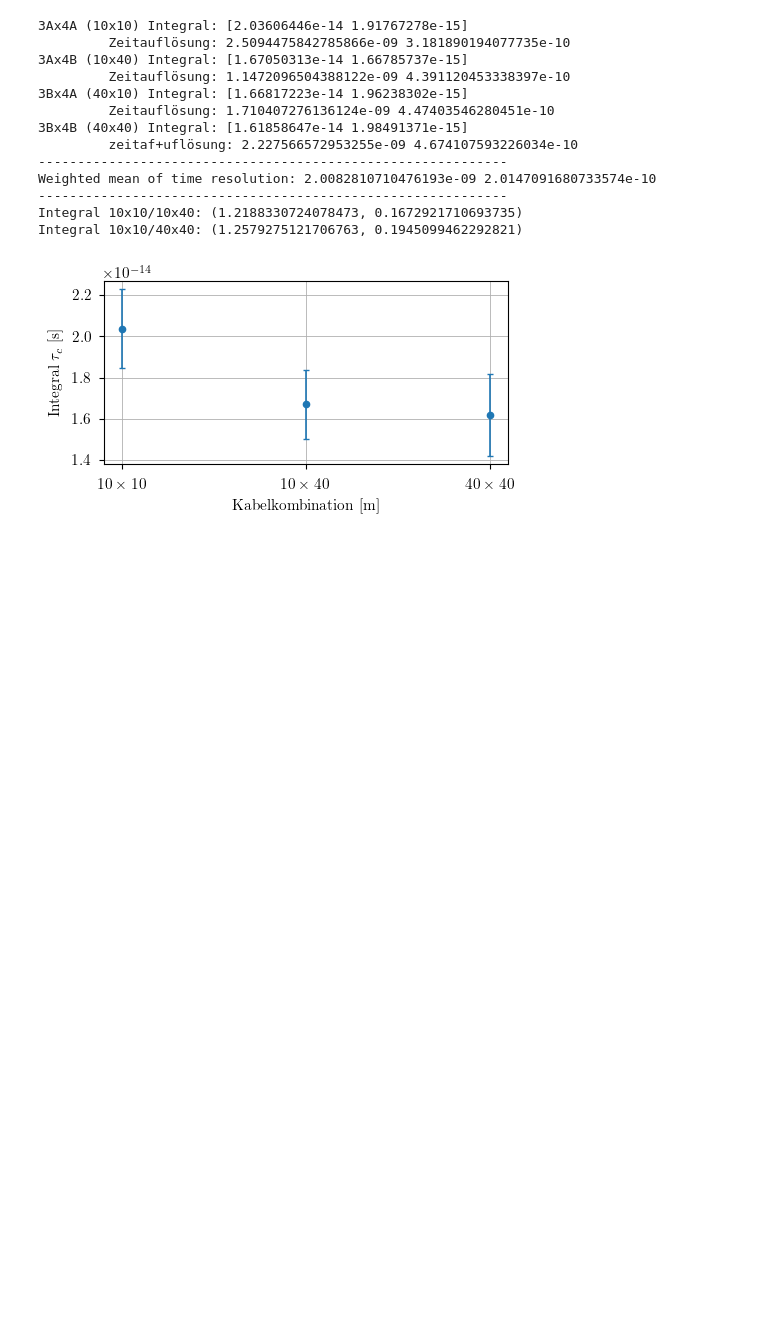
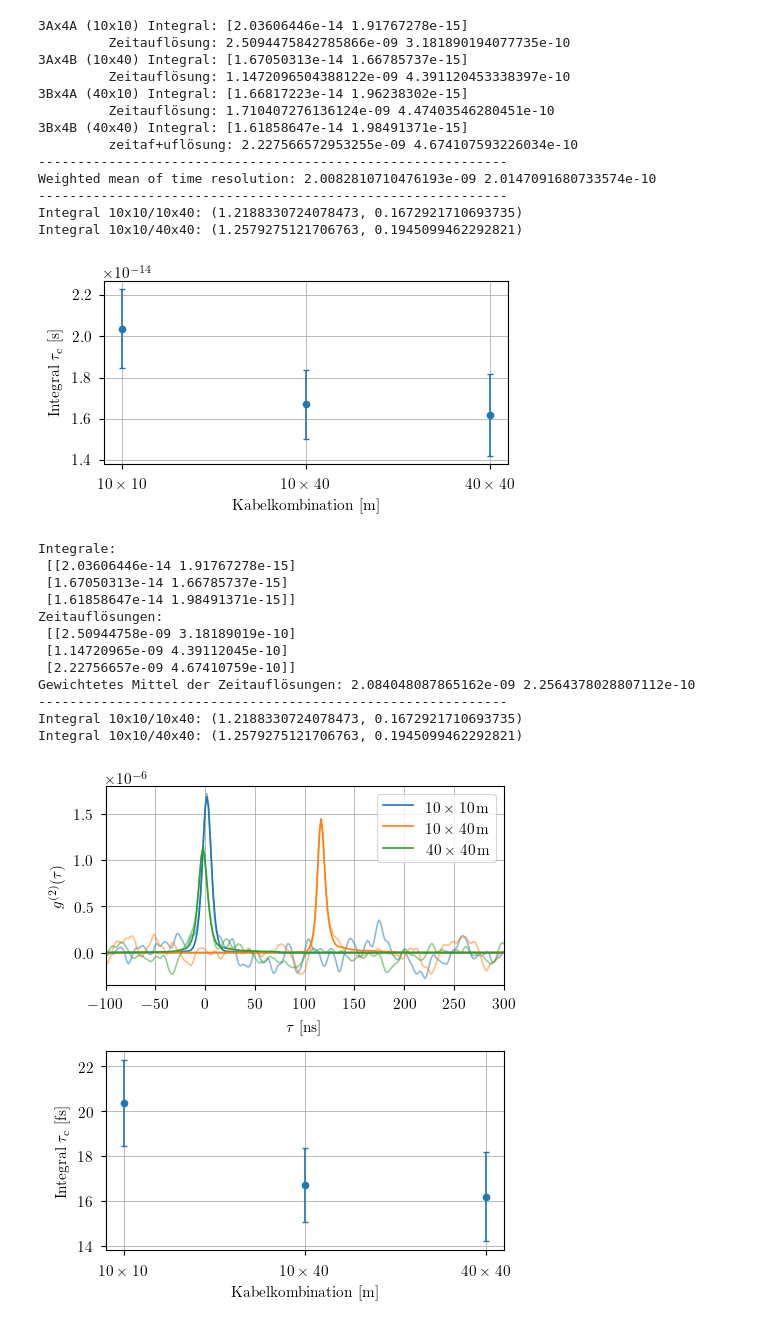
Before and after one commit to SteWey0/Bachelorarbeit, a Jupyter notebook: analysis.ipynb, the cells around one changed output. Saved outputs shown, nothing was run; the diff lists cells and outputs as text; code cells hidden in the pictures; blank space fills up the shorter version.

```diff
--- a/analysis.ipynb
+++ b/analysis.ipynb
@@ -539,5 +420,57 @@ Weighted mean of time resolution: 2.0082810710476193e-09 2.0147091680733574e-10
 Integral 10x10/10x40: (1.2188330724078473, 0.1672921710693735)
 Integral 10x10/40x40: (1.2579275121706763, 0.1945099462292821)
 [figure]
+# %%
+aa = Data_reduction('shaula_data/3Ax4A')
+aa.av_g2 = np.loadtxt('shaula_data/3Ax4A/data.txt')
+ab = Data_reduction('shaula_data/3Ax4B')
+ab.av_g2 = np.loadtxt('shaula_data/3Ax4B/data.txt')
+ba = Data_reduction('shaula_data/3Bx4A')
+ba.av_g2 = np.loadtxt('shaula_data/3Bx4A/data.txt')
+bb = Data_reduction('shaula_data/3Bx4B')
+bb.av_g2 = np.loadtxt('shaula_data/3Bx4B/data.txt')
+legend_list = ['$10\\times 10\,\mathrm{{m}}$', '$10\\times 40\,\mathrm{{m}}$', '$40\\times 40\,\mathrm{{m}}$']
+fig,ax = plt.subplots(nrows=2, figsize=(5,5.62))
+integrals = []
+sigmas = []
+for i,data in enumerate([aa, ab, bb]):
+    infodict = data.integrate(return_infodict=True)
+    t, g2 = data.time_arr, data.av_g2_corr
+    x_fit = np.linspace(-500,500,5000)
+    ax[0].plot(t*1e9, g2, color=cmap[i], alpha=0.5)
+    ax[0].plot(x_fit, data._fit_func(x_fit*1e-9, *infodict['fit_params']), color=cmap[i], label=f'{legend_list[i]}')
+    integrals.append(infodict['integral'])
+    sigmas.append([infodict['fit_params'][2], infodict['fit_params_error'][2]])
+ax[0].set(xlabel='$\\tau$ [ns]', ylabel='$g^{(2)}(\\tau)$', xlim=[-100,300], ylim=[-0.35e-6,1.8e-6])
+ax[0].grid()
+ax[0].legend()
+
+integrals = np.array(integrals)
+sigmas = np.array(sigmas)
+ax[1].errorbar([1,2,3], integrals[:,0]*1e15, yerr=integrals[:,1]*1e15, fmt='o', color=cmap[0])
+ax[1].set(xlabel='Kabelkombination [m]', ylabel='Integral $\\tau_{\mathrm{c}}$ [fs]', xticks=[1,2,3], xticklabels=['$10\\times 10$','$10 \\times 40$','$40 \\times 40$'])
+ax[1].grid()
+fig.tight_layout()
+fig.savefig('latex/images/Analysis/Shaula_combined.pdf', bbox_inches='tight')
+print('Integrale:\n', integrals)
+print('Zeitauflösungen:\n', sigmas)
+wm, errsum_wm = np.average(sigmas[:,0], weights=1/sigmas[:,1]**2, returned =True)
+print('Gewichtetes Mittel der Zeitauflösungen:', wm, 1/np.sqrt(errsum_wm))
+print('------------------------------------------------------------')
+print('Integral 10x10/10x40:', get_ratio_with_error(aa.integral,ab.integral), '\nIntegral 10x10/40x40:', get_ratio_with_error(aa.integral,bb.integral))
+# %% [output]
+Integrale:
+ [[2.03606446e-14 1.91767278e-15]
+ [1.67050313e-14 1.66785737e-15]
+ [1.61858647e-14 1.98491371e-15]]
+Zeitauflösungen:
+ [[2.50944758e-09 3.18189019e-10]
+ [1.14720965e-09 4.39112045e-10]
+ [2.22756657e-09 4.67410759e-10]]
+Gewichtetes Mittel der Zeitauflösungen: 2.084048087865162e-09 2.2564378028807112e-10
+------------------------------------------------------------
+Integral 10x10/10x40: (1.2188330724078473, 0.1672921710693735)
+Integral 10x10/40x40: (1.2579275121706763, 0.1945099462292821)
+[figure, added]
 # %%
 # %% [output]
```
Also changed, not shown: parts of 11 cells of this notebook, 34 other files.
